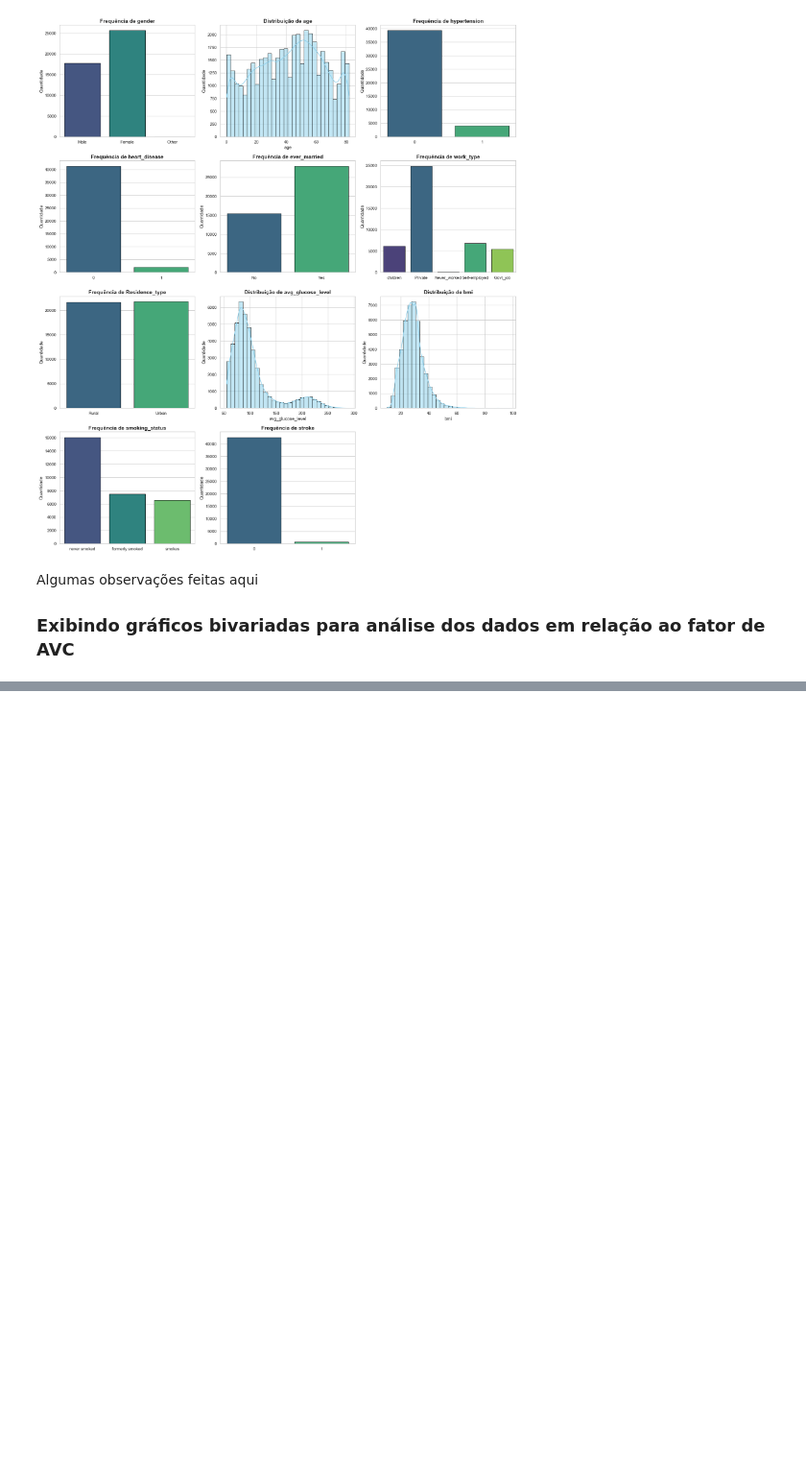
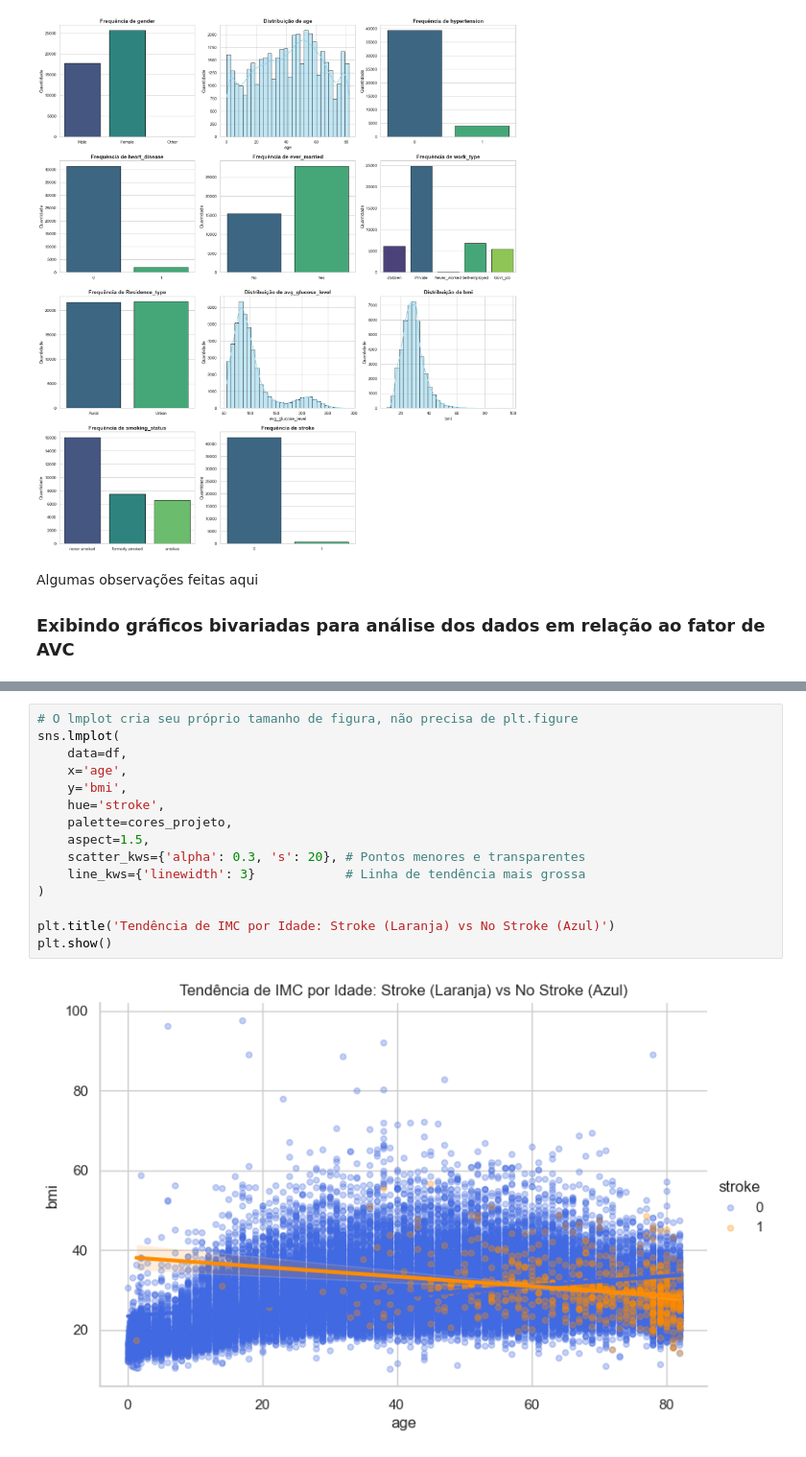
Before and after one commit to StefanieFranco/ML-Classification-Stroke, a Jupyter notebook: modelo_classificacao_stroke.ipynb, the cells around one changed output, grey strips where cells are left out. Shown at 96% size. Drawn from its saved outputs; the diff is of its cells as text; blank space fills up the shorter version.

```diff
--- a/modelo_classificacao_stroke.ipynb
+++ b/modelo_classificacao_stroke.ipynb
@@ -293,0 +312,17 @@ plt.show()
+# %%
+# O lmplot cria seu próprio tamanho de figura, não precisa de plt.figure
+sns.lmplot(
+    data=df,
+    x='age',
+    y='bmi',
+    hue='stroke',
+    palette=cores_projeto,
+    aspect=1.5,
+    scatter_kws={'alpha': 0.3, 's': 20}, # Pontos menores e transparentes
+    line_kws={'linewidth': 3}            # Linha de tendência mais grossa
+)
+
+plt.title('Tendência de IMC por Idade: Stroke (Laranja) vs No Stroke (Azul)')
+plt.show()
+# %% [output]
+[figure, added]
```
Also changed, not shown: parts of 10 cells of this notebook.
